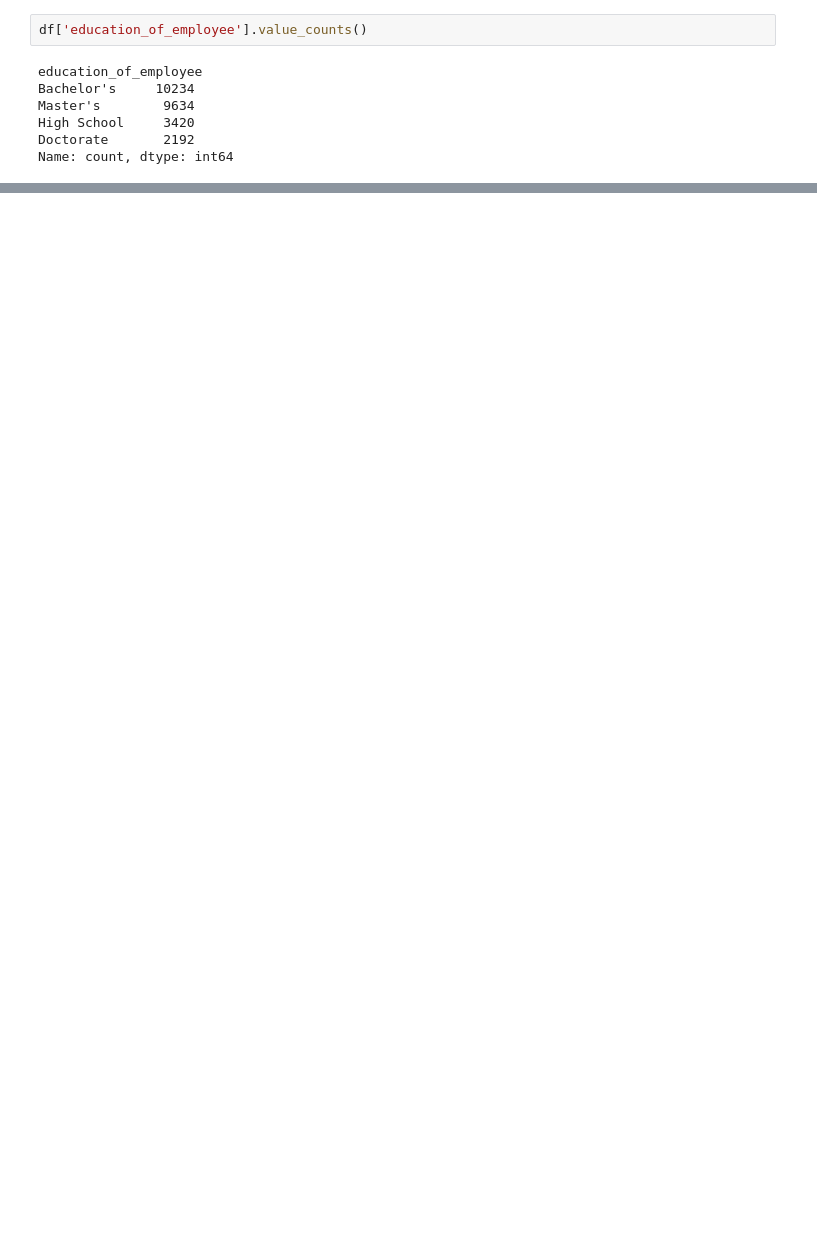
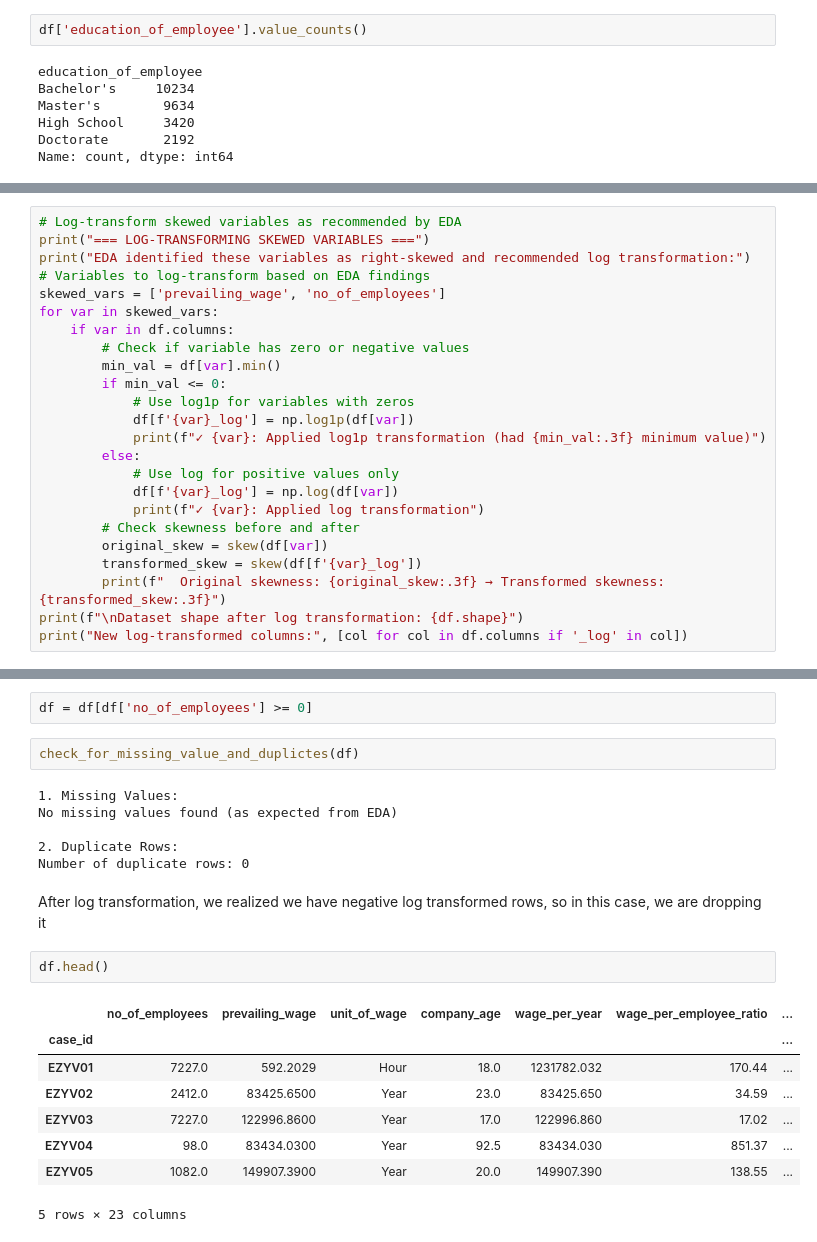
Before and after one commit to Naeema-cyber/ai_engineering_repo, a Jupyter notebook: month_3/machine_learning/easy_visa_folder/data_preprocessing.ipynb, the cells around one changed output, grey strips where cells are left out. Drawn from its saved outputs; the diff is of its cells as text; blank space fills up the shorter version.

```diff
--- a/month_3/machine_learning/easy_visa_folder/data_preprocessing.ipynb
+++ b/month_3/machine_learning/easy_visa_folder/data_preprocessing.ipynb
@@ -241,0 +288,24 @@ df.head()
+# %%
+# Log-transform skewed variables as recommended by EDA
+print("=== LOG-TRANSFORMING SKEWED VARIABLES ===")
+print("EDA identified these variables as right-skewed and recommended log transformation:")
+# Variables to log-transform based on EDA findings
+skewed_vars = ['prevailing_wage', 'no_of_employees']
+for var in skewed_vars:
+    if var in df.columns:
+        # Check if variable has zero or negative values
+        min_val = df[var].min()
+        if min_val <= 0:
+            # Use log1p for variables with zeros
+            df[f'{var}_log'] = np.log1p(df[var])
+            print(f"✓ {var}: Applied log1p transformation (had {min_val:.3f} minimum value)")
+        else:
+            # Use log for positive values only
+            df[f'{var}_log'] = np.log(df[var])
+            print(f"✓ {var}: Applied log transformation")
+        # Check skewness before and after
+        original_skew = skew(df[var])
+        transformed_skew = skew(df[f'{var}_log'])
+        print(f"  Original skewness: {original_skew:.3f} → Transformed skewness: {transformed_skew:.3f}")
+print(f"\nDataset shape after log transformation: {df.shape}")
+print("New log-transformed columns:", [col for col in df.columns if '_log' in col])
@@ -241,0 +322,23 @@ df.head()
+# %%
+df = df[df['no_of_employees'] >= 0]
+# %%
+check_for_missing_value_and_duplictes(df)
+# %% [output]
+1. Missing Values:
+No missing values found (as expected from EDA)
+
+2. Duplicate Rows:
+Number of duplicate rows: 0
+# %% [markdown]
+After log transformation, we realized we have negative log transformed rows, so in this case, we are dropping it
+# %%
+df.head()
+# %% [output]
+|  | no_of_employees | prevailing_wage | unit_of_wage | company_age | wage_per_year | wage_per_employee_ratio | ... |
+| case_id |  |  |  |  |  |  | ... |
+| EZYV01 | 7227.0 | 592.2029 | Hour | 18.0 | 1231782.032 | 170.44 | ... |
+| EZYV02 | 2412.0 | 83425.6500 | Year | 23.0 | 83425.650 | 34.59 | ... |
+| EZYV03 | 7227.0 | 122996.8600 | Year | 17.0 | 122996.860 | 17.02 | ... |
+| EZYV04 | 98.0 | 83434.0300 | Year | 92.5 | 83434.030 | 851.37 | ... |
+| EZYV05 | 1082.0 | 149907.3900 | Year | 20.0 | 149907.390 | 138.55 | ... |
+5 rows × 23 columns
```
Also changed, not shown: parts of 17 cells of this notebook, 5 other files.
